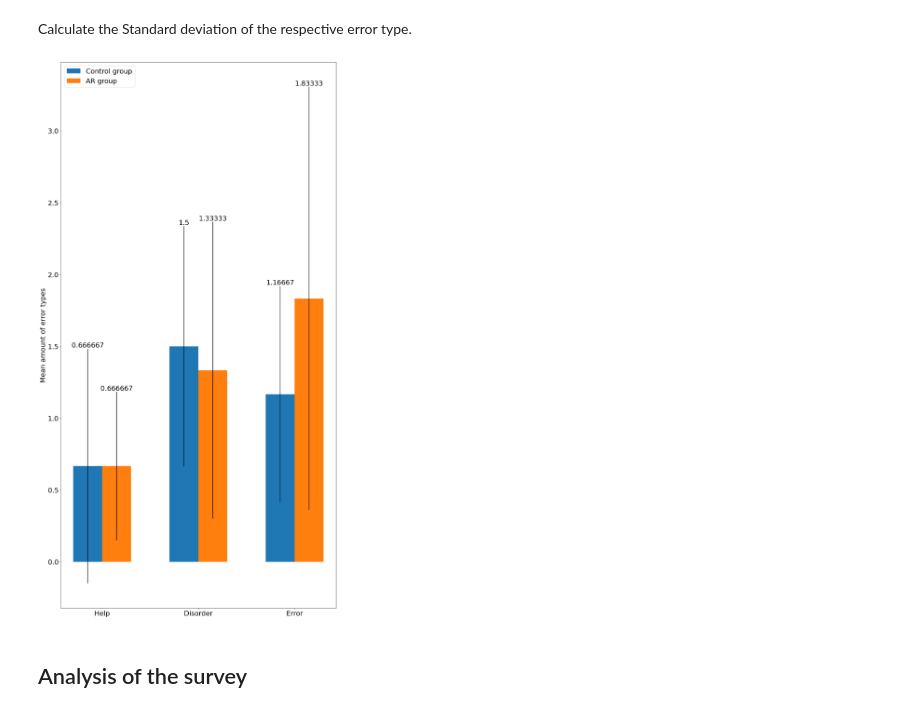
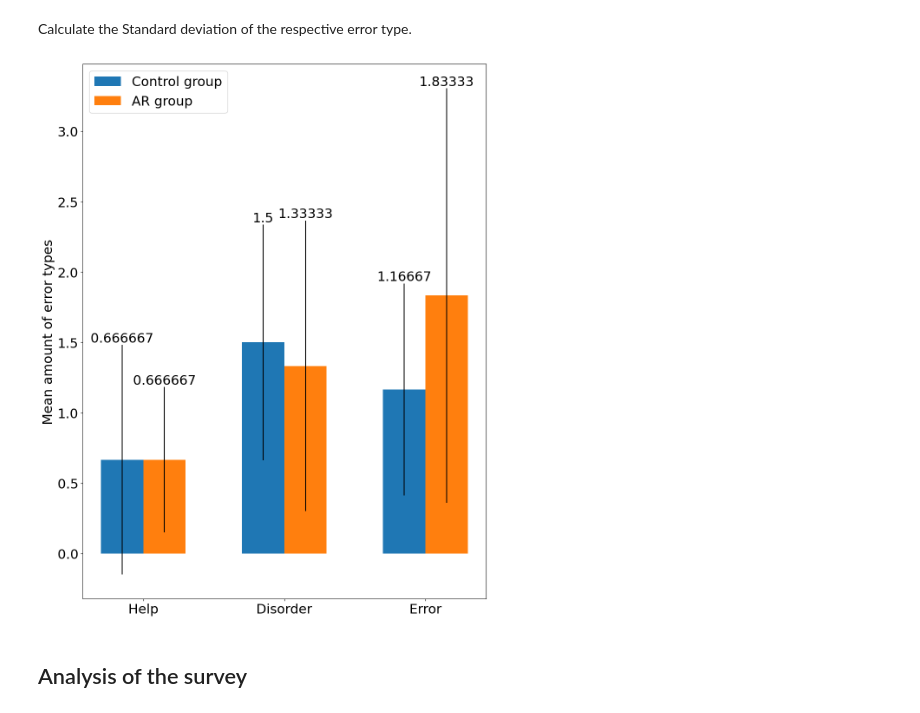
Before and after one commit to gabriel-alex/indico-learning-analysis, a Jupyter notebook: analysis.ipynb, the cells around one changed output. Saved outputs shown, nothing was run; the diff lists cells and outputs as text; code cells hidden in the pictures.

Commit message:
change image size

```diff
--- a/analysis.ipynb
+++ b/analysis.ipynb
@@ -88,22 +88,22 @@ error_deviation_control = dataErrorControl.std(numeric_only=True)
 # %%
 fig, ax = plt.subplots()
 
 Error_Types = np.array(['Help', 'Disorder', 'Error'])
 X_Axis =  np.arange(len(Error_Types))
 
 Control_rect = ax.bar(X_Axis - 0.15, error_mean_control, yerr = error_deviation_control, width = 0.3, label = "Control group")
 AR_rect = ax.bar(X_Axis + 0.15, error_mean_AR, yerr = error_deviation_AR, width = 0.3, label = "AR group")
 
 ax.set_xticks(X_Axis, Error_Types)
 ax.set_ylabel("Mean amount of error types")
 ax.bar_label(Control_rect)
 ax.bar_label(AR_rect)
 ax.legend(loc = 'upper left')
 plt.rcParams['font.size'] = '22'
-plt.rcParams['figure.figsize'] = [16, 32]
+plt.rcParams['figure.figsize'] = [10, 16]
 plt.show()
 # %% [output]
-[figure, old version]
+[figure, new version]
 # %% [markdown]
 ## Analysis of the survey
 # %%
```
Also changed, not shown: parts of 1 cell of this notebook.
